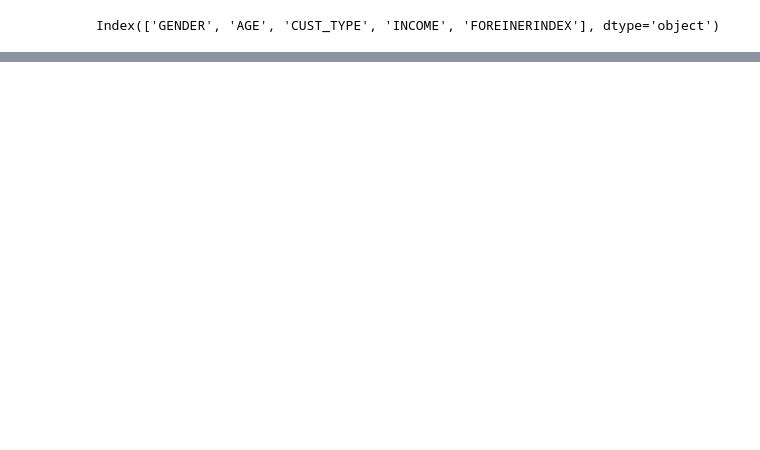
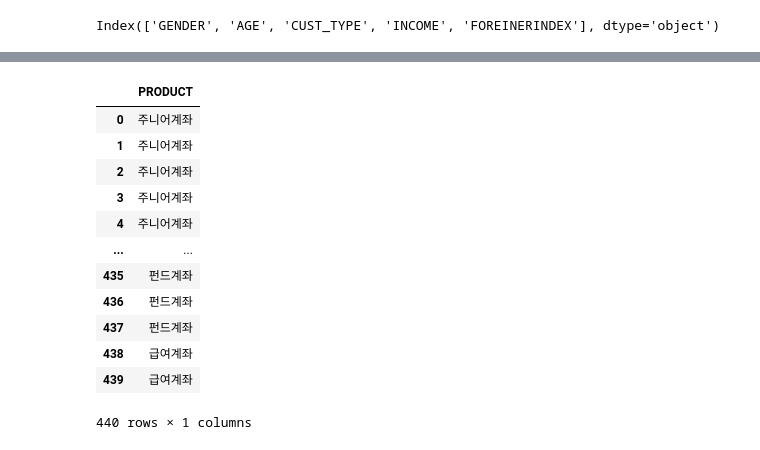
Before and after one commit to GitHayang/python, a Jupyter notebook: 문제원형/santan_code.ipynb, the cells around one changed output, grey strips where cells are left out. Drawn from its saved outputs; the diff is of its cells as text; code cells hidden in the pictures; blank space fills up the shorter version.

```diff
--- a/문제원형/santan_code.ipynb
+++ b/문제원형/santan_code.ipynb
@@ -121,0 +137,32 @@ array(['급여계좌'], dtype=object)
+# %%
+info = '{},{},{},{},{}'
+resultList = []
+
+for i in range(0, 2):
+    for j in range(0, 11):
+        for k in range(0, 2):
+            for h in range(1, 6):
+                for l in range(0, 2):
+                    formatted_info = info.format(i, j, k, h, l)
+                    values = [float(val) for val in formatted_info.split(',')]
+                    test1 = pd.DataFrame([values])
+                    predict = tree_model.predict(test1)
+                    resultList.append(predict)
+# %%
+resultDf = pd.DataFrame(resultList, columns=["PRODUCT"])
+# %%
+resultDf
+# %% [output]
+|  | PRODUCT |
+| 0 | 주니어계좌 |
+| 1 | 주니어계좌 |
+| 2 | 주니어계좌 |
+| 3 | 주니어계좌 |
+| 4 | 주니어계좌 |
+| ... | ... |
+| 435 | 펀드계좌 |
+| 436 | 펀드계좌 |
+| 437 | 펀드계좌 |
+| 438 | 급여계좌 |
+| 439 | 급여계좌 |
+440 rows × 1 columns
```
Also changed, not shown: parts of 27 cells of this notebook.
